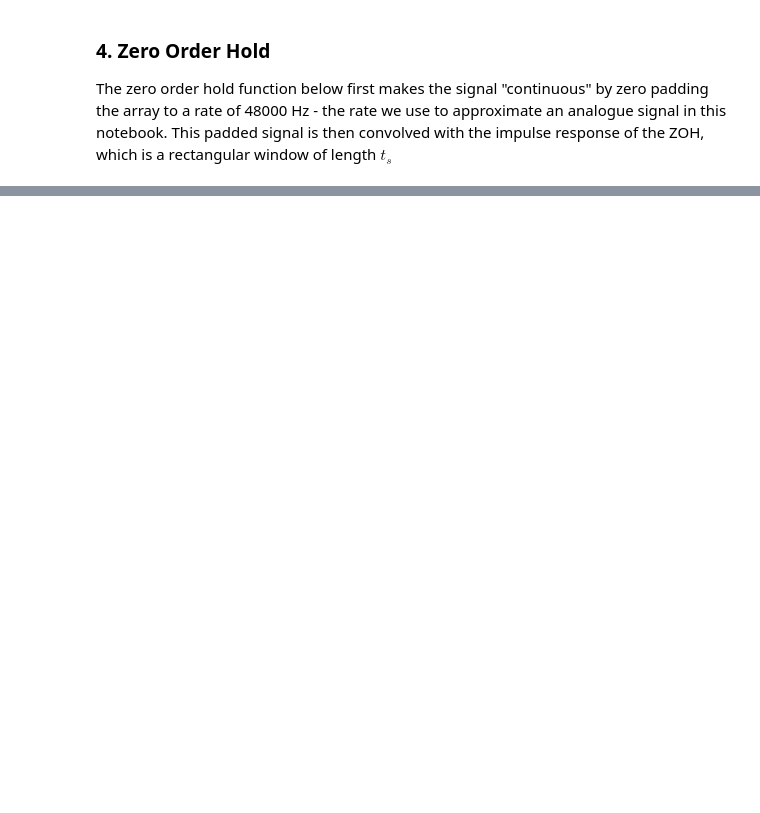
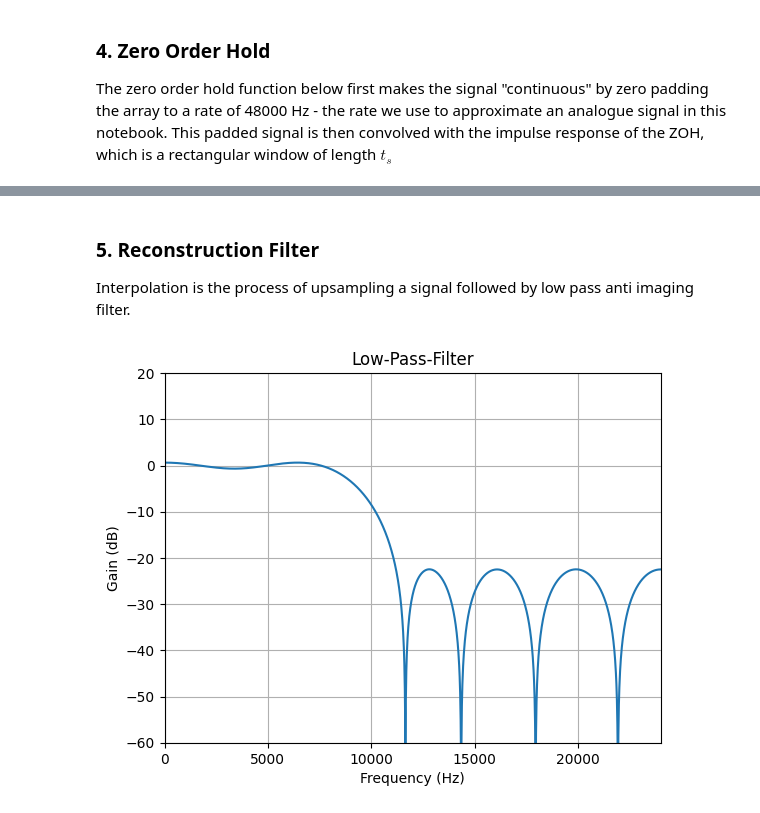
Before and after one commit to himanshudutta11/RFSoC_notebooks, a Jupyter notebook: notebook_B/adc_dac.ipynb, the cells around one changed output, grey strips where cells are left out. Cells and saved outputs as stored; diff of their text form; code cells hidden in the pictures; blank space fills up the shorter version.

Commit message:
reconst filter

```diff
--- a/notebook_B/adc_dac.ipynb
+++ b/notebook_B/adc_dac.ipynb
@@ -205,0 +206,11 @@ hf.plot_timeseries("Zero Order Hold",
+# %% [markdown]
+### 5. Reconstruction Filter
+Interpolation is the process of upsampling a signal followed by low pass anti imaging filter.
+# %%
+R = 3
+fs_cont = 48000
+Fs = fs * R
+w, h, coeffs = generate_lowpass(Fs, fs/2, 1.4*(fs/2), 15)
+hf.plot_response(fs_cont, w, h, title="Low-Pass-Filter")
+# %% [output]
+[figure, added]
```
Also changed, not shown: parts of 12 cells of this notebook.
